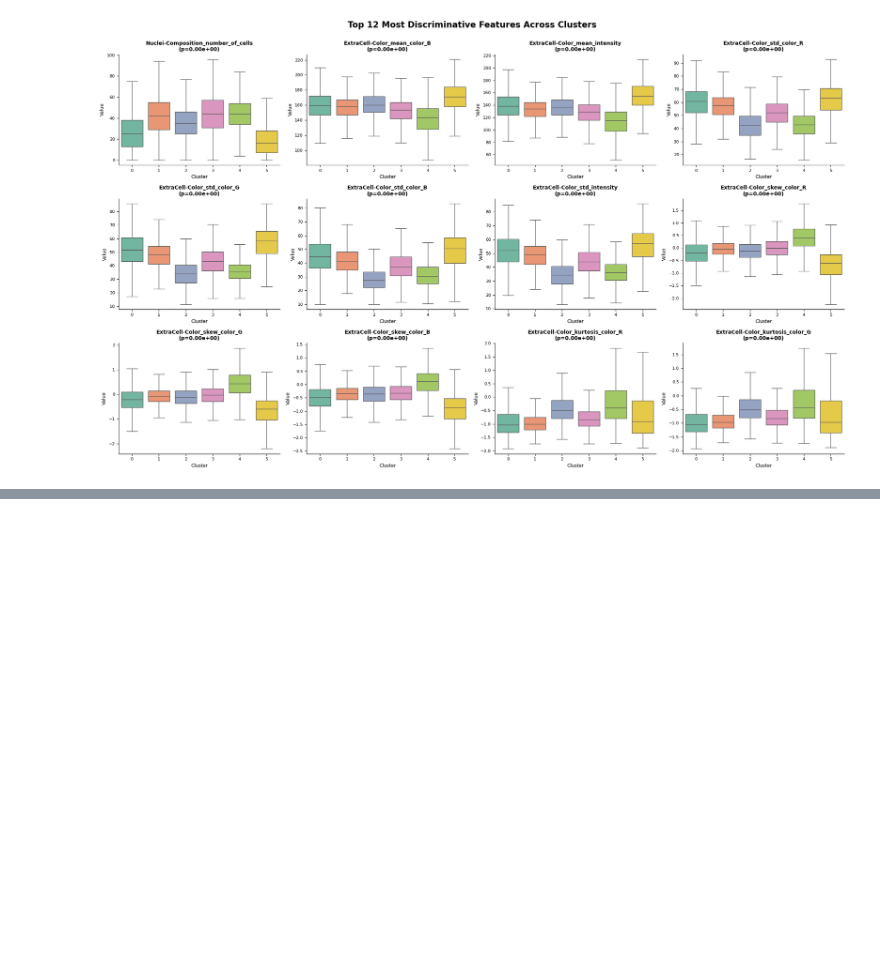
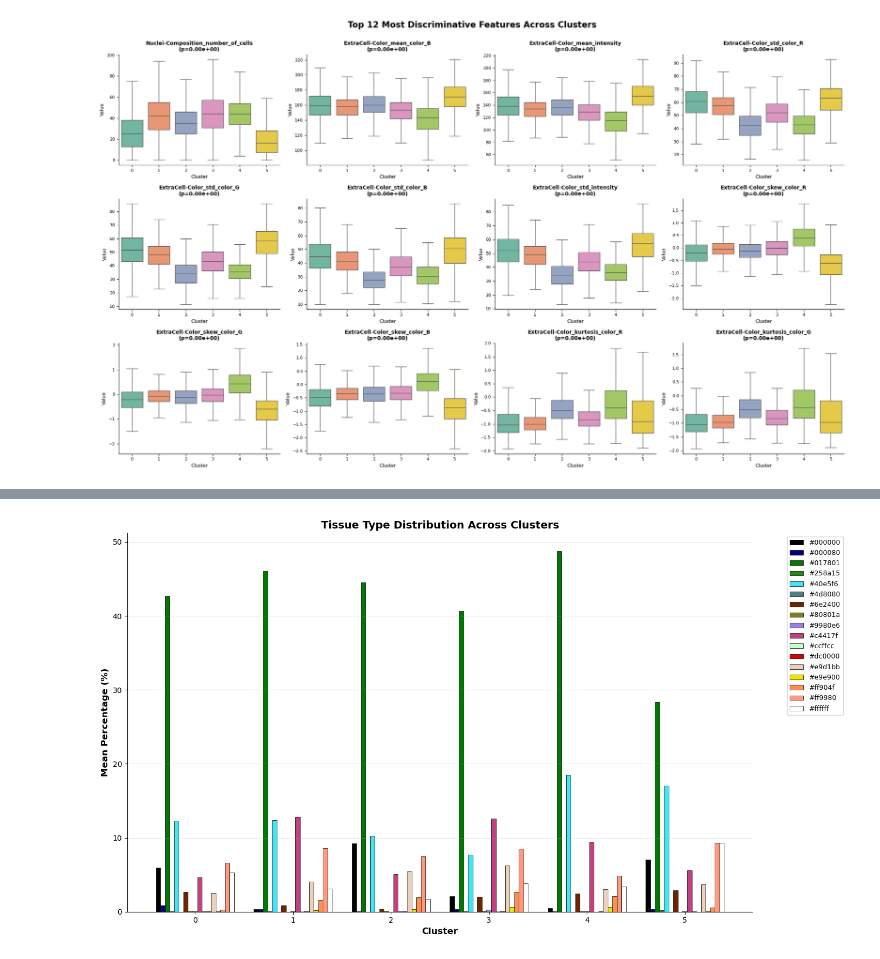
Before and after one commit to AI-for-RNA-Biology/TumorArchetype_FM, a Jupyter notebook: notebooks/TNBC/10_invasive_clusters_characterization.ipynb, the cells around one changed output, grey strips where cells are left out. Cells and saved outputs as stored; diff of their text form; code cells hidden in the pictures; blank space fills up the shorter version.

```diff
--- a/notebooks/TNBC/10_invasive_clusters_characterization.ipynb
+++ b/notebooks/TNBC/10_invasive_clusters_characterization.ipynb
@@ -470,0 +724,18 @@ df
+# %%
+# Identify dominant tissue type for each cluster
+print("=" * 80)
+print("CLUSTER-SPECIFIC TISSUE COMPOSITION")
+print("=" * 80)
+
+for cluster_id in sorted(df_annot_simp_long['predicted_label'].unique()):
+    cluster_tissues = tissue_by_cluster_pivot.loc[cluster_id].sort_values(ascending=False)
+
+    print(f"\n{'Cluster ' + str(cluster_id):=^80}")
+    print(f"{'Tissue Color':<40} {'Mean %':>12}")
+    print("-" * 80)
+
+    # Show top 5 most abundant tissues
+    for tissue_color, percentage in cluster_tissues.head(5).items():
+        print(f"{tissue_color:<40} {percentage:>12.2f}%")
+
+print("\n" + "=" * 80)
@@ -470,0 +808,31 @@ df
+# %%
+# Bar plot: Mean tissue percentage per cluster
+fig, ax = plt.subplots(figsize=(14, 8))
+
+# Prepare data for grouped bar plot
+x = np.arange(len(tissue_by_cluster_pivot.index))
+width = 0.8 / len(tissue_by_cluster_pivot.columns)
+
+# Plot bars for each tissue type
+for idx, tissue_color in enumerate(tissue_by_cluster_pivot.columns):
+    offset = (idx - len(tissue_by_cluster_pivot.columns)/2) * width + width/2
+    values = tissue_by_cluster_pivot[tissue_color].values
+    bars = ax.bar(x + offset, values, width,
+                   label=tissue_color,
+                   color=tissue_color if tissue_color.startswith('#') else None,
+                   linewidth=0.5,
+                   edgecolor='black')
+
+ax.set_xlabel('Cluster', fontsize=12, fontweight='bold')
+ax.set_ylabel('Mean Percentage (%)', fontsize=12, fontweight='bold')
+ax.set_title('Tissue Type Distribution Across Clusters', fontsize=14, fontweight='bold')
+ax.set_xticks(x)
+ax.set_xticklabels(tissue_by_cluster_pivot.index)
+ax.legend(bbox_to_anchor=(1.05, 1), loc='upper left', fontsize=9)
+ax.grid(axis='y', alpha=0.3)
+
+sns.despine()
+plt.tight_layout()
+plt.show()
+# %% [output]
+[figure, added]
```
Also changed, not shown: parts of 30 cells of this notebook, 11 other files.
